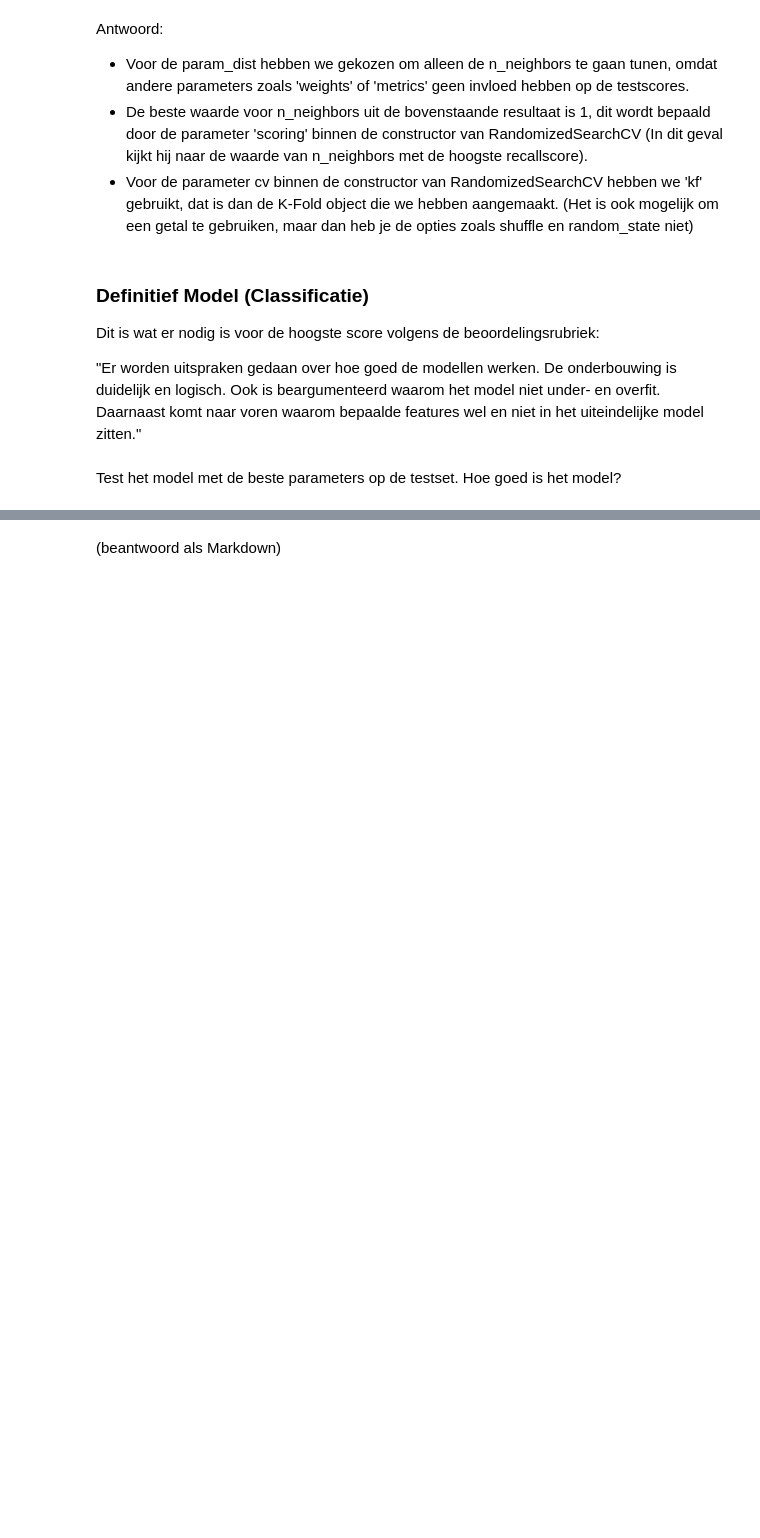
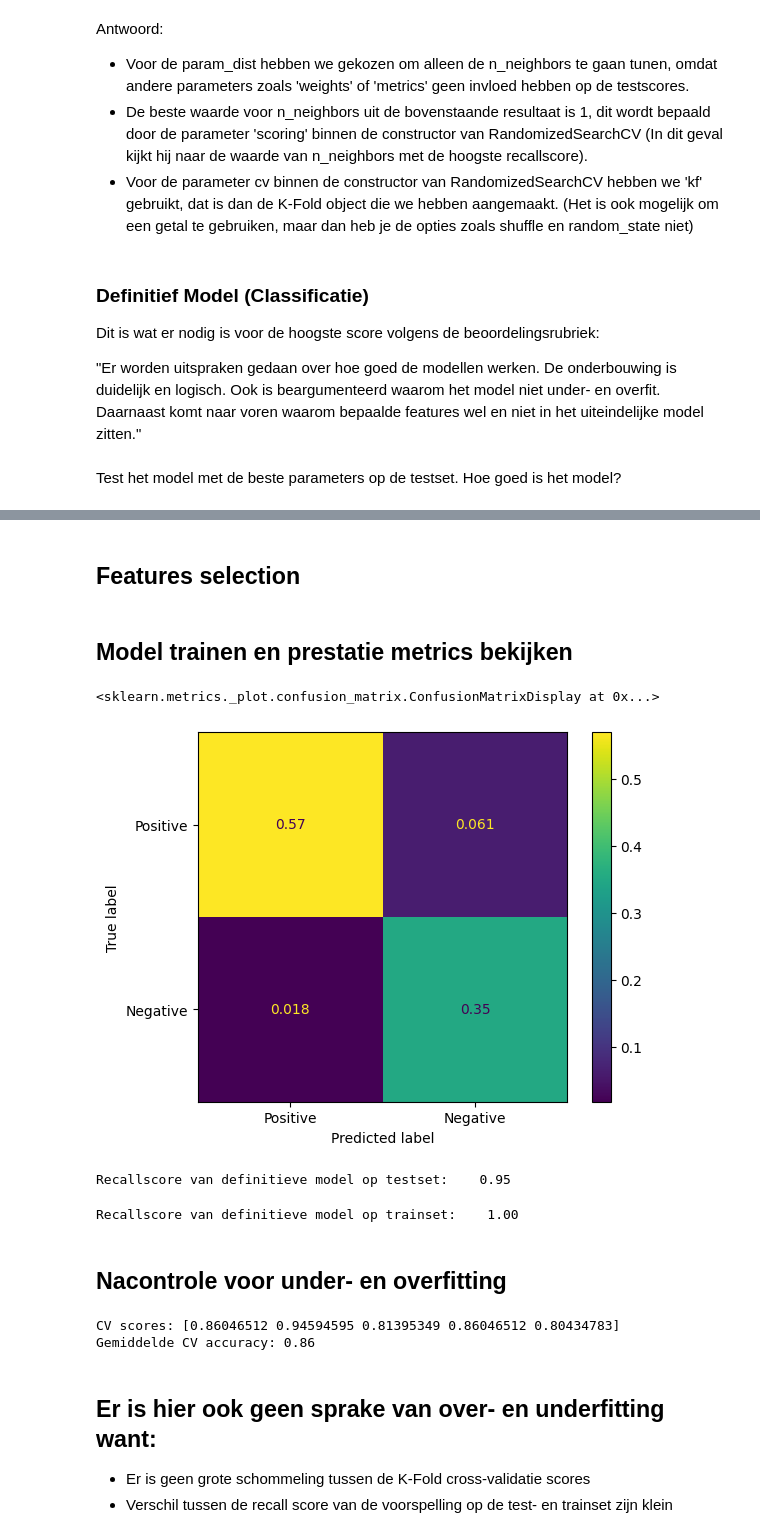
Before and after one commit to yanj27/Smart_Industry, a Jupyter notebook: Data Mining/Opdracht 2/Data Mining - Opdracht 2 (Parameters & Prestatiemetrics).ipynb, the cells around one changed output, grey strips where cells are left out. Drawn from its saved outputs; the diff is of its cells as text; code cells hidden in the pictures; blank space fills up the shorter version.

Commit message:
Definitief Model Classificatie

```diff
--- a/Data Mining/Opdracht 2/Data Mining - Opdracht 2 (Parameters & Prestatiemetrics).ipynb
+++ b/Data Mining/Opdracht 2/Data Mining - Opdracht 2 (Parameters & Prestatiemetrics).ipynb
@@ -438,4 +451,48 @@ Test het model met de beste parameters op de testset. Hoe goed is het model?
+# %% [markdown]
+## Features selection
+# %%
+correlations = corr_matrix['diagnosis'][1:] # Dit zijn alle kolommen en hun correlatie-sterkte met de diagnose van borstkanker (behalve diagnose zelf)
+threshold = correlations[correlations.values > 0].values.mean() # Hier maken we een gemiddelde van de correlatie-sterkte van alle positief gecorreleerde kolommen
+correlations = correlations[correlations.values > threshold] # Als de correlatie-sterkte van een kolom boven de gemaakte threshold komt, wordt dit kolom geselecteerd als de features voor de training
+X = data[correlations.index]
+# %% [markdown]
+## Model trainen en prestatie metrics bekijken
 # %%
-model = KNeighborsClassifier(n_neighbors=1)
+model = KNeighborsClassifier(n_neighbors=1) # Beste parameter 1 voor n_neighbors
+X_train, X_test, y_train, y_test = train_test_split(X, y, test_size=0.2)
+model.fit(X_train, y_train)
+y_pred = model.predict(X_test)
+
+cm = confusion_matrix(y_test, y_pred, normalize='all')
+disp = ConfusionMatrixDisplay(confusion_matrix=cm, display_labels=["Positive", "Negative"])
+disp.plot()
+# %% [output]
+<sklearn.metrics._plot.confusion_matrix.ConfusionMatrixDisplay at 0x...>
+[figure, added]
+# %%
+recall = recall_score(y_test, y_pred)
+print(f"Recallscore van definitieve model op testset:    {recall:.2f}")
+# %% [output]
+Recallscore van definitieve model op testset:    0.95
+# %%
+train_pred = model.predict(X_train)
+
+recall = recall_score(y_train, train_pred)
+print(f"Recallscore van definitieve model op trainset:    {recall:.2f}")
+# %% [output]
+Recallscore van definitieve model op trainset:    1.00
+# %% [markdown]
+## Nacontrole voor under- en overfitting
+# %%
+kf = KFold(n_splits=5, shuffle=True, random_state=42) # Beste waarde voor k: 5
+cv_scores = cross_val_score(model, X, y, cv=kf, scoring='recall')
+
+print(f"CV scores: {cv_scores}")
+print(f"Gemiddelde CV accuracy: {cv_scores.mean():.2f}")
+# %% [output]
+CV scores: [0.86046512 0.94594595 0.81395349 0.86046512 0.80434783]
+Gemiddelde CV accuracy: 0.86
 # %% [markdown]
-(beantwoord als Markdown)
+## Er is hier ook geen sprake van over- en underfitting want:
+* Er is geen grote schommeling tussen de K-Fold cross-validatie scores
+* Verschil tussen de recall score van de voorspelling op de test- en trainset zijn klein
```
Also changed, not shown: parts of 8 cells of this notebook.
